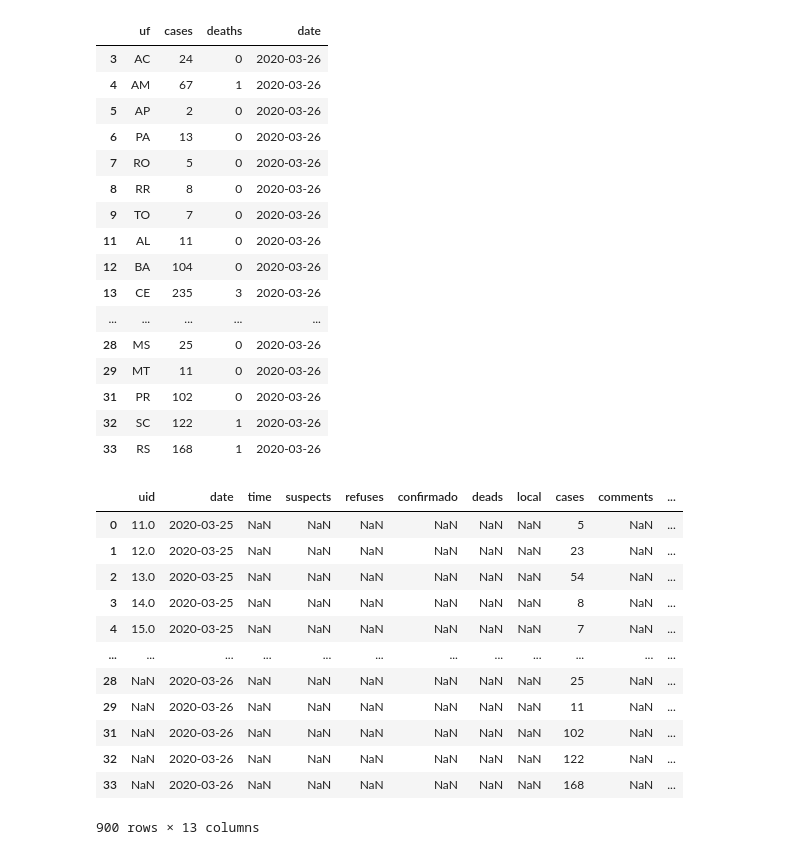
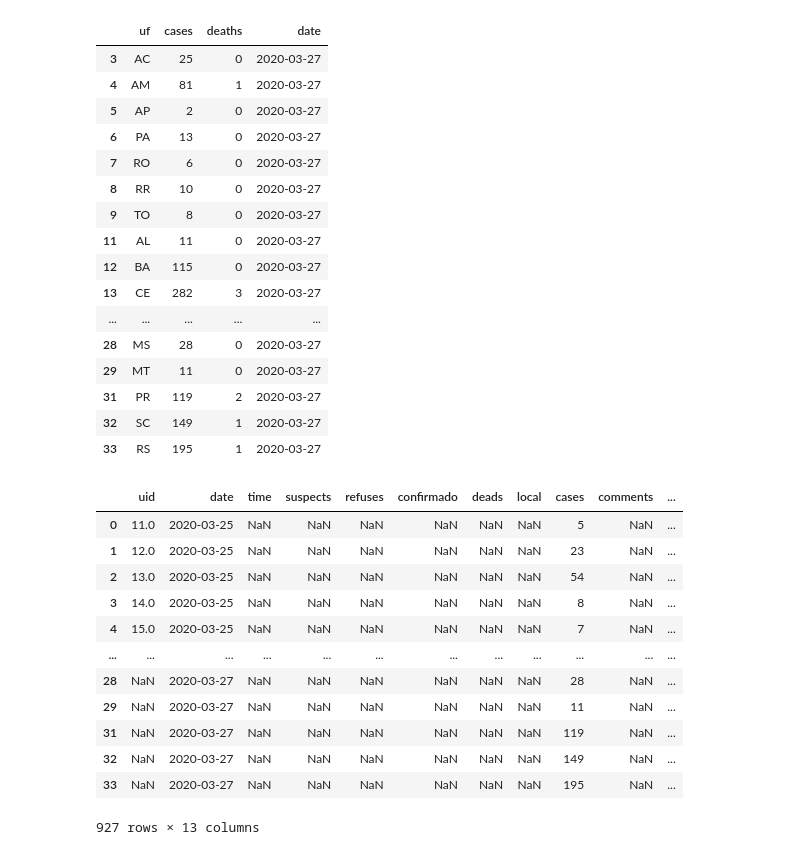
Before and after one commit to belisards/coronabr, a Jupyter notebook: scripts/IVIScraper.ipynb, the cells around one changed output. Drawn from its saved outputs; the diff is of its cells as text; code cells hidden in the pictures.

```diff
--- a/scripts/IVIScraper.ipynb
+++ b/scripts/IVIScraper.ipynb
@@ -8,6 +8,10 @@ import html5lib
 from bs4 import BeautifulSoup
 import requests
 # %%
+# Define variáveis
 PASTA_SAIDA = '../dados/'
 CORONABR = '../dados/corona_brasil.csv'
 LINK_MINSAUDE = '../dados/auxiliares/link_minsaude.csv'
+hoje = str(datetime.date.today())
+
+hoje
@@ -17,0 +20,7 @@ arquivo = requests.get(url).text
+# %%
+# Lê a tabela com links do Ministério da Saúde e encontra o dia de hoje
+acervo = pd.read_csv(LINK_MINSAUDE)
+
+url = acervo[acervo.Data == hoje].Link.values[0]
+
+url
@@ -46,33 +103,33 @@ df = df[~df['ÓBITOS'].str.contains('%', na = False)] # Remove valores percentua
 # %%
 # Adiciona coluna de data e renomeia
-agora = str(datetime.date.today())
 
 df['date'] = agora
 #df
 df.rename(columns={'UF':'uf', 'ÓBITOS':'deaths', 'CONFIRMADOS':'cases'}, inplace=True)
 df
 # %% [output]
 |  | uf | cases | deaths | date |
-| 3 | AC | 24 | 0 | 2020-03-26 |
-| 4 | AM | 67 | 1 | 2020-03-26 |
-| 5 | AP | 2 | 0 | 2020-03-26 |
-| 6 | PA | 13 | 0 | 2020-03-26 |
-| 7 | RO | 5 | 0 | 2020-03-26 |
-| 8 | RR | 8 | 0 | 2020-03-26 |
-| 9 | TO | 7 | 0 | 2020-03-26 |
-| 11 | AL | 11 | 0 | 2020-03-26 |
-| 12 | BA | 104 | 0 | 2020-03-26 |
-| 13 | CE | 235 | 3 | 2020-03-26 |
+| 3 | AC | 25 | 0 | 2020-03-27 |
+| 4 | AM | 81 | 1 | 2020-03-27 |
+| 5 | AP | 2 | 0 | 2020-03-27 |
+| 6 | PA | 13 | 0 | 2020-03-27 |
+| 7 | RO | 6 | 0 | 2020-03-27 |
+| 8 | RR | 10 | 0 | 2020-03-27 |
+| 9 | TO | 8 | 0 | 2020-03-27 |
+| 11 | AL | 11 | 0 | 2020-03-27 |
+| 12 | BA | 115 | 0 | 2020-03-27 |
+| 13 | CE | 282 | 3 | 2020-03-27 |
 | ... | ... | ... | ... | ... |
-| 28 | MS | 25 | 0 | 2020-03-26 |
-| 29 | MT | 11 | 0 | 2020-03-26 |
-| 31 | PR | 102 | 0 | 2020-03-26 |
-| 32 | SC | 122 | 1 | 2020-03-26 |
-| 33 | RS | 168 | 1 | 2020-03-26 |
+| 28 | MS | 28 | 0 | 2020-03-27 |
+| 29 | MT | 11 | 0 | 2020-03-27 |
+| 31 | PR | 119 | 2 | 2020-03-27 |
+| 32 | SC | 149 | 1 | 2020-03-27 |
+| 33 | RS | 195 | 1 | 2020-03-27 |
 # %%
 # Carrega a série histórica
 corona = pd.read_csv(CORONABR)
 
+#Visualiza o resultado final
 corona.append(df)
 # %% [output]
 |  | uid | date | time | suspects | refuses | confirmado | deads | local | cases | comments | ... |
@@ -82,11 +139,11 @@ corona.append(df)
 | 3 | 14.0 | 2020-03-25 | NaN | NaN | NaN | NaN | NaN | NaN | 8 | NaN | ... |
 | 4 | 15.0 | 2020-03-25 | NaN | NaN | NaN | NaN | NaN | NaN | 7 | NaN | ... |
 | ... | ... | ... | ... | ... | ... | ... | ... | ... | ... | ... | ... |
-| 28 | NaN | 2020-03-26 | NaN | NaN | NaN | NaN | NaN | NaN | 25 | NaN | ... |
-| 29 | NaN | 2020-03-26 | NaN | NaN | NaN | NaN | NaN | NaN | 11 | NaN | ... |
-| 31 | NaN | 2020-03-26 | NaN | NaN | NaN | NaN | NaN | NaN | 102 | NaN | ... |
-| 32 | NaN | 2020-03-26 | NaN | NaN | NaN | NaN | NaN | NaN | 122 | NaN | ... |
-| 33 | NaN | 2020-03-26 | NaN | NaN | NaN | NaN | NaN | NaN | 168 | NaN | ... |
+| 28 | NaN | 2020-03-27 | NaN | NaN | NaN | NaN | NaN | NaN | 28 | NaN | ... |
+| 29 | NaN | 2020-03-27 | NaN | NaN | NaN | NaN | NaN | NaN | 11 | NaN | ... |
+| 31 | NaN | 2020-03-27 | NaN | NaN | NaN | NaN | NaN | NaN | 119 | NaN | ... |
+| 32 | NaN | 2020-03-27 | NaN | NaN | NaN | NaN | NaN | NaN | 149 | NaN | ... |
+| 33 | NaN | 2020-03-27 | NaN | NaN | NaN | NaN | NaN | NaN | 195 | NaN | ... |
-900 rows × 13 columns
+927 rows × 13 columns
 # %%
 # Exporta a base em CSV
```
Also changed, not shown: parts of 7 cells of this notebook, 2 other files.
